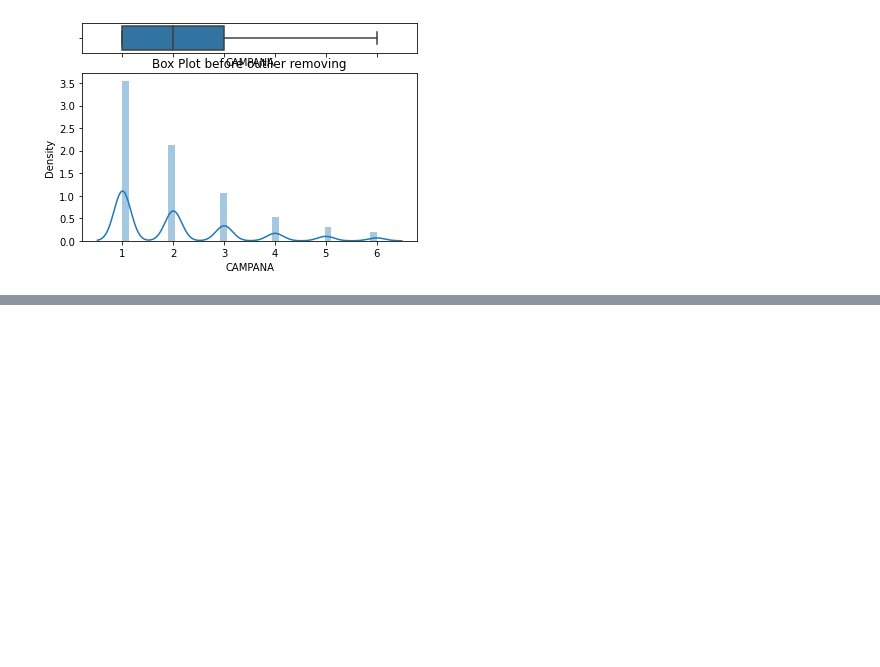
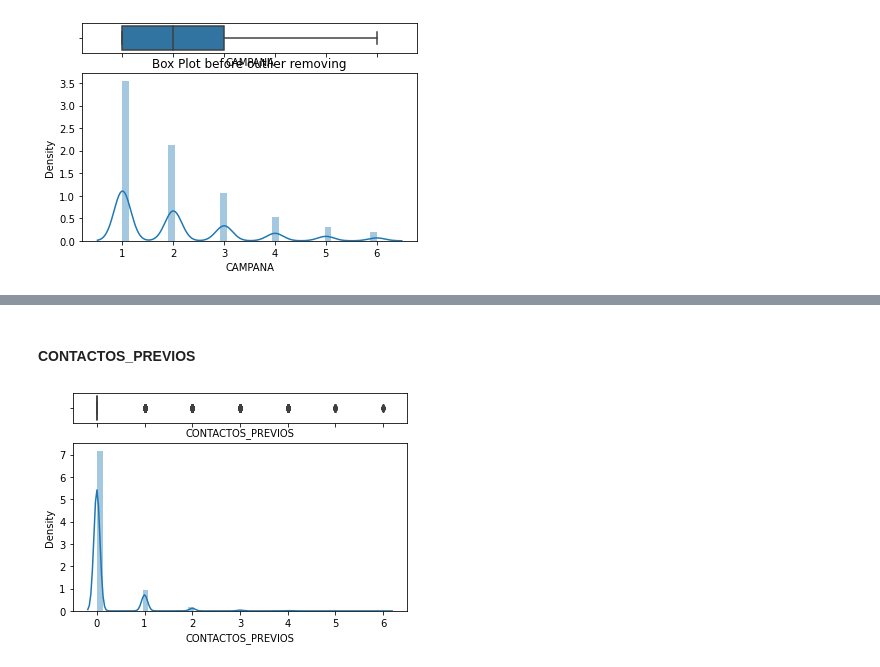
Before and after one commit to jesoto/Data_science_masters_pw, a Jupyter notebook: bcp/dev.ipynb, the cells around one changed output, grey strips where cells are left out. Saved outputs shown, nothing was run; the diff lists cells and outputs as text; code cells hidden in the pictures; blank space fills up the shorter version.

```diff
--- a/bcp/dev.ipynb
+++ b/bcp/dev.ipynb
@@ -336,0 +368,6 @@ for i in ['CAMPANA']:
+# %% [markdown]
+#### CONTACTOS_PREVIOS
+# %%
+plot_dist(df['CONTACTOS_PREVIOS'])
+# %% [output]
+[figure, added]
```
Also changed, not shown: parts of 37 cells of this notebook.
